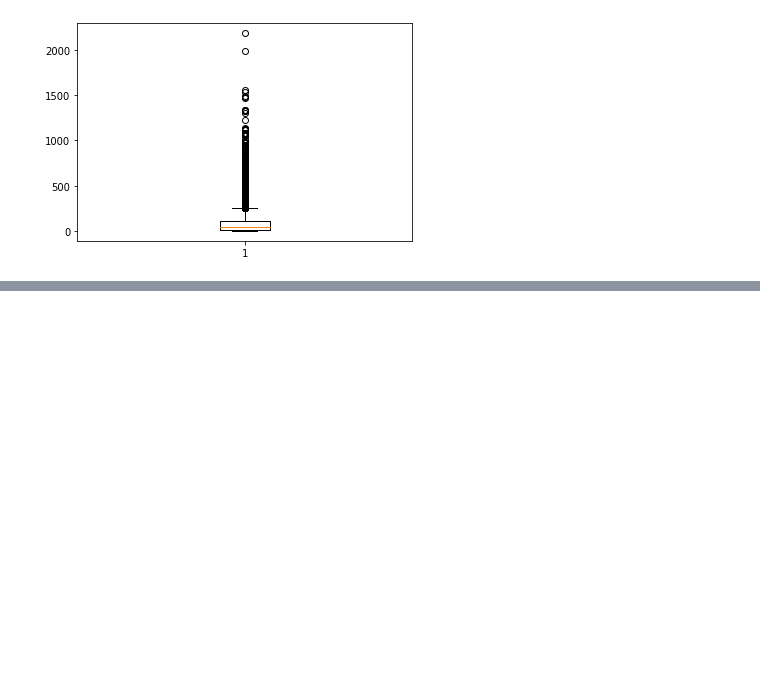
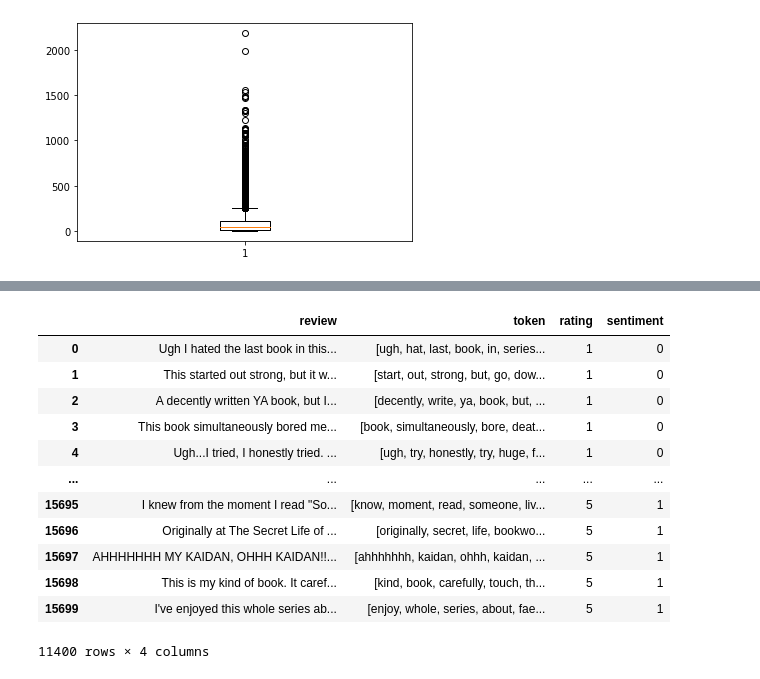
Before and after one commit to azwidodo/Tugas-Akhir-5, a Jupyter notebook: desc_data.ipynb, the cells around one changed output, grey strips where cells are left out. Cells and saved outputs as stored; diff of their text form; code cells hidden in the pictures; blank space fills up the shorter version.

```diff
--- a/desc_data.ipynb
+++ b/desc_data.ipynb
@@ -103 +104,21 @@ df2["sentiment"].value_counts()
 Name: sentiment, dtype: int64
+# %%
+df3 = df[df["sentiment"] == 0][:5700]
+df4 = df[df["sentiment"] == 1][:5700]
+df5 = pd.concat([df3, df4])
+df5 = df5.drop(["num_words"], axis=1)
+df5
+# %% [output]
+|  | review | token | rating | sentiment |
+| 0 | Ugh I hated the last book in this... | [ugh, hat, last, book, in, series... | 1 | 0 |
+| 1 | This started out strong, but it w... | [start, out, strong, but, go, dow... | 1 | 0 |
+| 2 | A decently written YA book, but I... | [decently, write, ya, book, but, ... | 1 | 0 |
+| 3 | This book simultaneously bored me... | [book, simultaneously, bore, deat... | 1 | 0 |
+| 4 | Ugh...I tried, I honestly tried. ... | [ugh, try, honestly, try, huge, f... | 1 | 0 |
+| ... | ... | ... | ... | ... |
+| 15695 | I knew from the moment I read "So... | [know, moment, read, someone, liv... | 5 | 1 |
+| 15696 | Originally at The Secret Life of ... | [originally, secret, life, bookwo... | 5 | 1 |
+| 15697 | AHHHHHHH MY KAIDAN, OHHH KAIDAN!!... | [ahhhhhhh, kaidan, ohhh, kaidan, ... | 5 | 1 |
+| 15698 | This is my kind of book. It caref... | [kind, book, carefully, touch, th... | 5 | 1 |
+| 15699 | I've enjoyed this whole series ab... | [enjoy, whole, series, about, fae... | 5 | 1 |
+11400 rows × 4 columns
```
Also changed, not shown: parts of 7 cells of this notebook, 2 other files.
